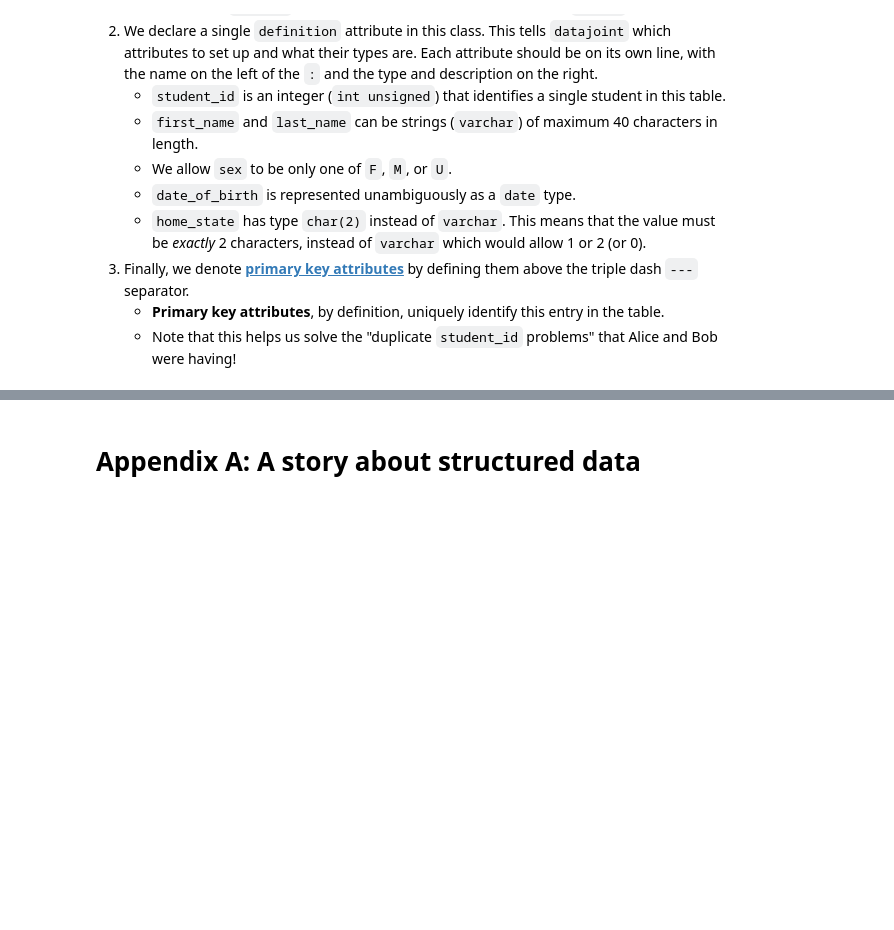
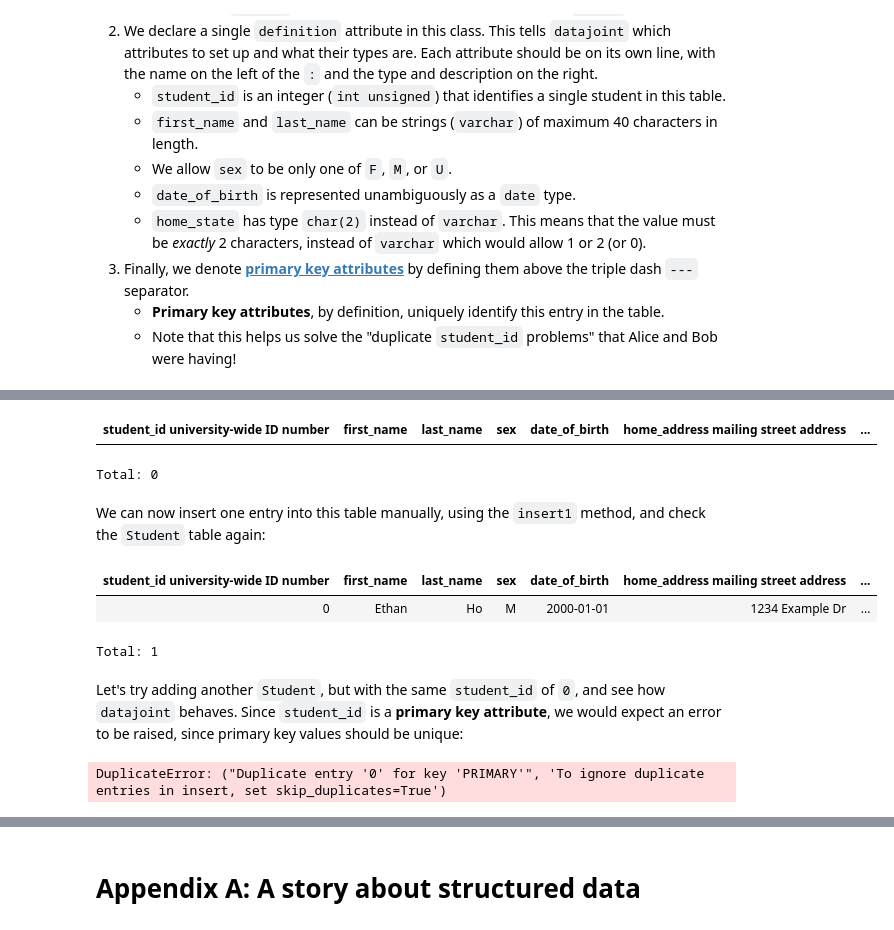
Before and after one commit to ethho/datajoint-tutorials, a Jupyter notebook: sciops-summit-2024-ethho/20240406_datajoint_summit_101_track.ipynb, the cells around one changed output, grey strips where cells are left out. Drawn from its saved outputs; the diff is of its cells as text; code cells hidden in the pictures; blank space fills up the shorter version.

```diff
--- a/sciops-summit-2024-ethho/20240406_datajoint_summit_101_track.ipynb
+++ b/sciops-summit-2024-ethho/20240406_datajoint_summit_101_track.ipynb
@@ -245,0 +253,7 @@ There's a lot to unpack here, so let's walk through step-by-step:
+# %%
+Student()
+# %% [output]
+| student_id university-wide ID number | first_name | last_name | sex | date_of_birth | home_address mailing street address | ... |
+Total: 0
+# %% [markdown]
+We can now insert one entry into this table manually, using the `insert1` method, and check the `Student` table again:
@@ -245,0 +273,24 @@ There's a lot to unpack here, so let's walk through step-by-step:
+# %%
+Student()
+# %% [output]
+| student_id university-wide ID number | first_name | last_name | sex | date_of_birth | home_address mailing street address | ... |
+| 0 | Ethan | Ho | M | 2000-01-01 | 1234 Example Dr | ... |
+Total: 1
+# %% [markdown]
+Let's try adding another `Student`, but with the same `student_id` of `0`, and see how `datajoint` behaves.
+Since `student_id` is a **primary key attribute**, we would expect an error to be raised, since primary key values should be unique:
+# %%
+Student.insert1({
+    "student_id": 0,
+    "first_name": "Joe",
+    "last_name": "Shmo",
+    "sex": "M",
+    "date_of_birth": "1990-12-13",
+    "home_address": "4321 Example Ave",
+    "home_city": "Austin",
+    "home_state": "TX",
+    "home_zip": "78758",
+    "home_phone": "0987654321",
+})
+# %% [output]
+DuplicateError: ("Duplicate entry '0' for key 'PRIMARY'", 'To ignore duplicate entries in insert, set skip_duplicates=True')
```
Also changed, not shown: parts of 20 cells of this notebook.
